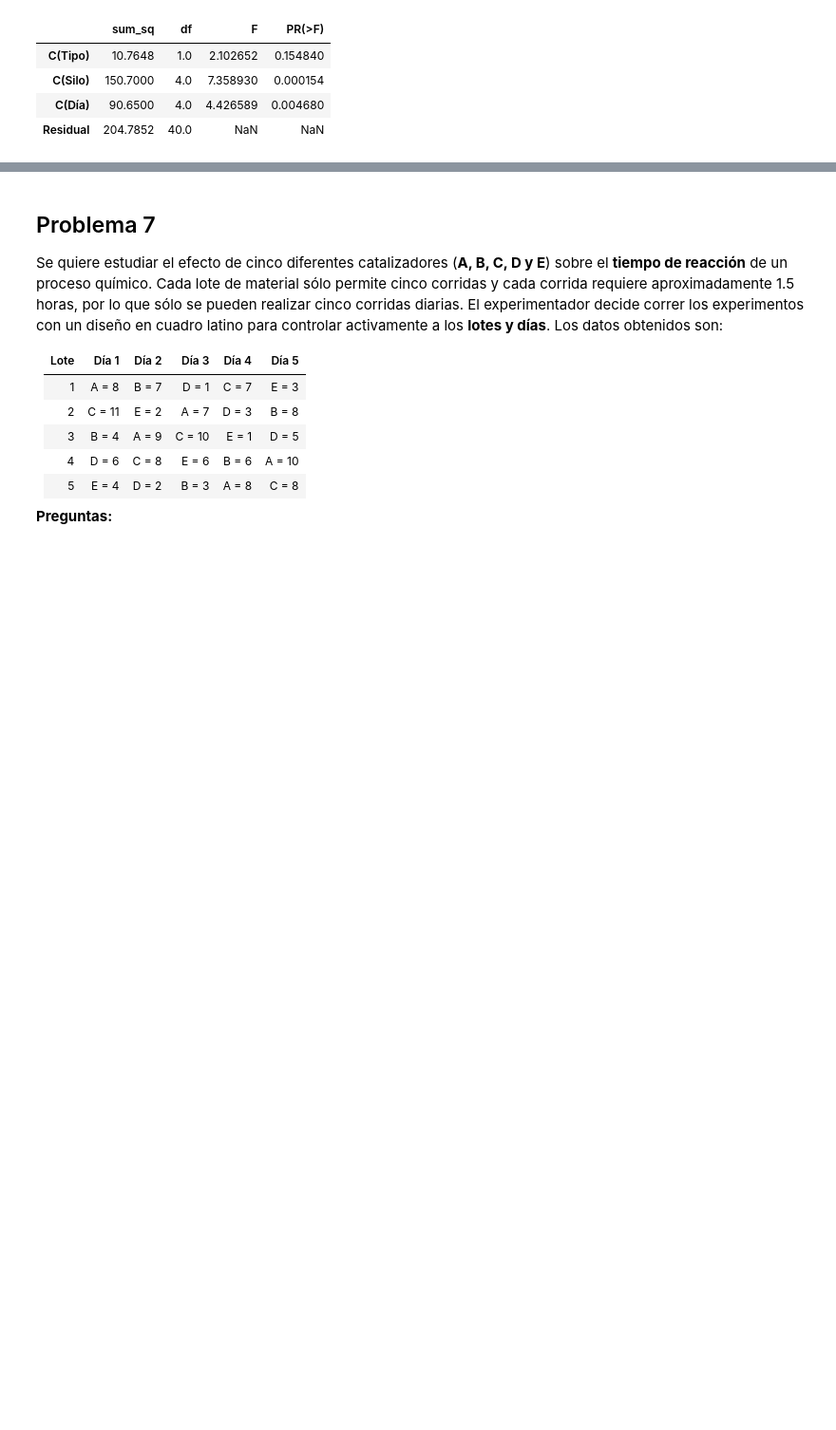
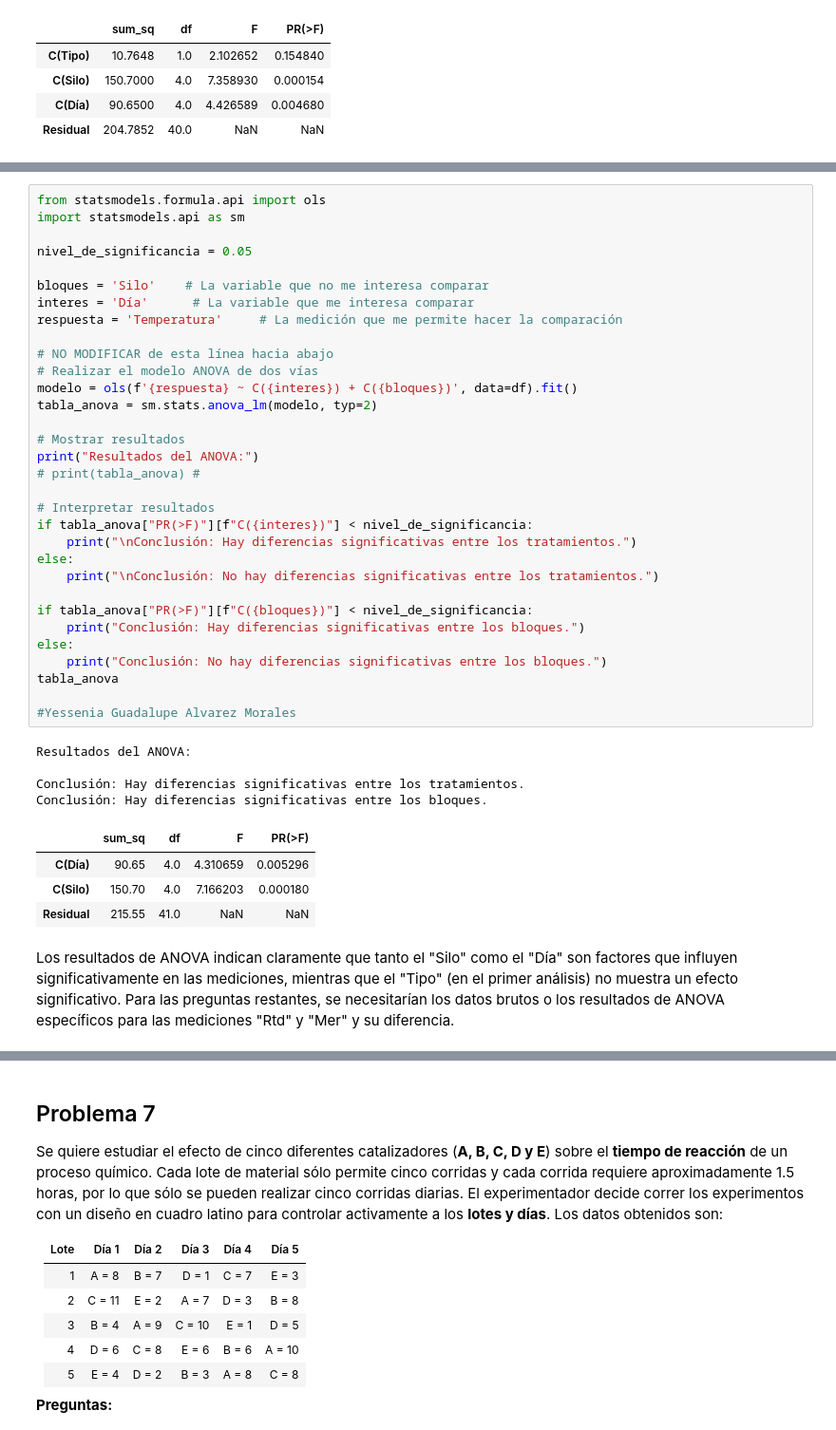
Before and after one commit to yessss28/Estadistica, a Jupyter notebook: ProblemarioU5.ipynb, the cells around one changed output, grey strips where cells are left out. Shown at 95% size. Cells and saved outputs as stored; diff of their text form; blank space fills up the shorter version.

```diff
--- a/ProblemarioU5.ipynb
+++ b/ProblemarioU5.ipynb
@@ -1188,0 +1308,43 @@ Conclusión: Hay diferencias significativas: Día.
+# %%
+from statsmodels.formula.api import ols
+import statsmodels.api as sm
+
+nivel_de_significancia = 0.05
+
+bloques = 'Silo'    # La variable que no me interesa comparar
+interes = 'Día'      # La variable que me interesa comparar
+respuesta = 'Temperatura'     # La medición que me permite hacer la comparación
+
+# NO MODIFICAR de esta línea hacia abajo
+# Realizar el modelo ANOVA de dos vías
+modelo = ols(f'{respuesta} ~ C({interes}) + C({bloques})', data=df).fit()
+tabla_anova = sm.stats.anova_lm(modelo, typ=2)
+
+# Mostrar resultados
+print("Resultados del ANOVA:")
+# print(tabla_anova) #
+
+# Interpretar resultados
+if tabla_anova["PR(>F)"][f"C({interes})"] < nivel_de_significancia:
+    print("\nConclusión: Hay diferencias significativas entre los tratamientos.")
+else:
+    print("\nConclusión: No hay diferencias significativas entre los tratamientos.")
+
+if tabla_anova["PR(>F)"][f"C({bloques})"] < nivel_de_significancia:
+    print("Conclusión: Hay diferencias significativas entre los bloques.")
+else:
+    print("Conclusión: No hay diferencias significativas entre los bloques.")
+tabla_anova
+
+#Yessenia Guadalupe Alvarez Morales
+# %% [output]
+Resultados del ANOVA:
+
+Conclusión: Hay diferencias significativas entre los tratamientos.
+Conclusión: Hay diferencias significativas entre los bloques.
+|  | sum_sq | df | F | PR(>F) |
+| C(Día) | 90.65 | 4.0 | 4.310659 | 0.005296 |
+| C(Silo) | 150.70 | 4.0 | 7.166203 | 0.000180 |
+| Residual | 215.55 | 41.0 | NaN | NaN |
+# %% [markdown]
+ Los resultados de ANOVA indican claramente que tanto el "Silo" como el "Día" son factores que influyen significativamente en las mediciones, mientras que el "Tipo" (en el primer análisis) no muestra un efecto significativo. Para las preguntas restantes, se necesitarían los datos brutos o los resultados de ANOVA específicos para las mediciones "Rtd" y "Mer" y su diferencia.
```
Also changed, not shown: parts of 33 cells of this notebook.
